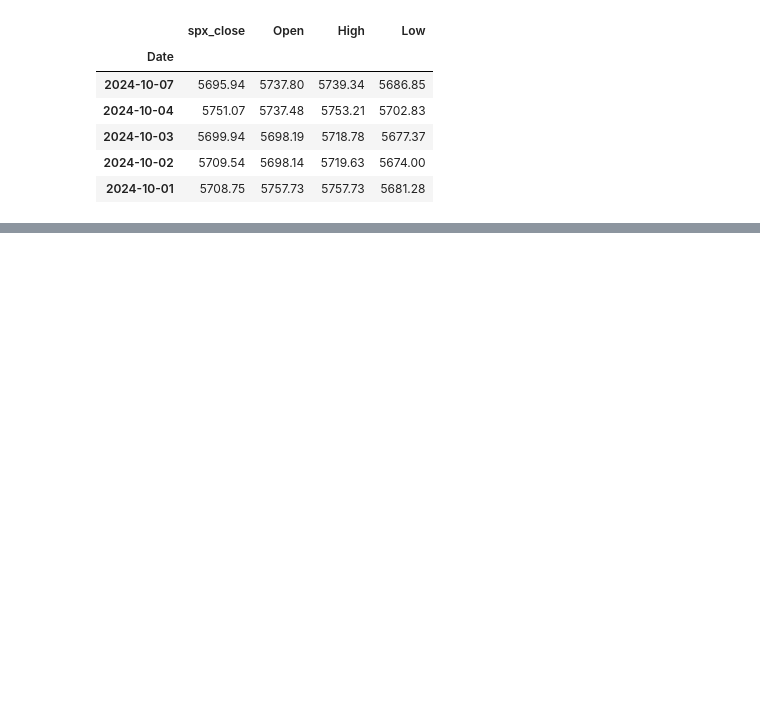
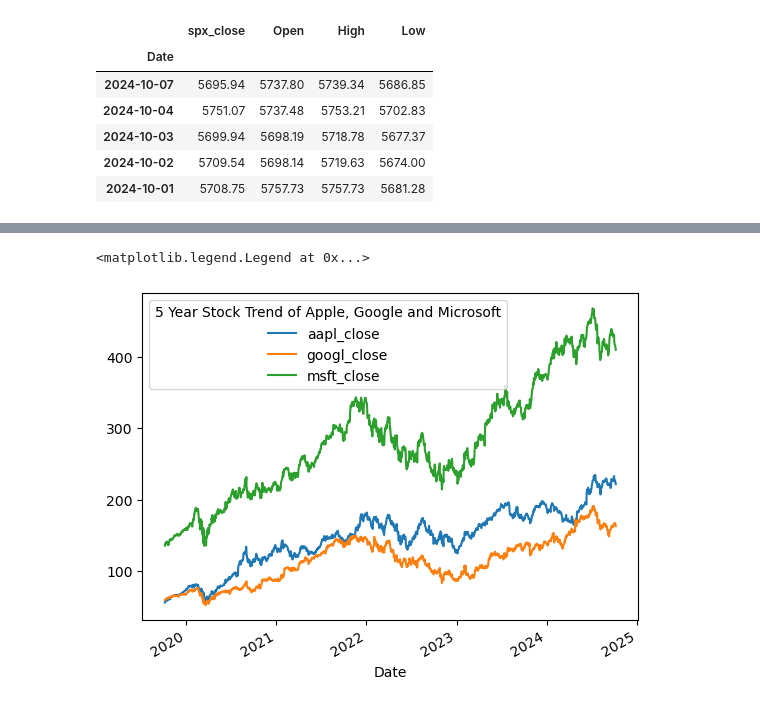
Before and after one commit to Pete1001/Tech_stock_analysis, a Jupyter notebook: Tech_stock_analysis.ipynb, the cells around one changed output, grey strips where cells are left out. Drawn from its saved outputs; the diff is of its cells as text; code cells hidden in the pictures; blank space fills up the shorter version.

```diff
--- a/Tech_stock_analysis.ipynb
+++ b/Tech_stock_analysis.ipynb
@@ -543,0 +233,9 @@ forecast_aapl_trends[['yhat_upper', 'yhat', 'yhat_lower']].plot()
+# %%
+# Plot historical trends of the 3 tech stocks, along with calculating mean & standard deviation (see pg 7 of the powerpoint)
+merged_df['aapl_close' ].plot()
+merged_df['googl_close'].plot()
+merged_df['msft_close'].plot()
+plt.legend(title = '5 Year Stock Trend of Apple, Google and Microsoft')
+# %% [output]
+<matplotlib.legend.Legend at 0x...>
+[figure, added]
```
Also changed, not shown: parts of 100 cells of this notebook, 16 other files.
